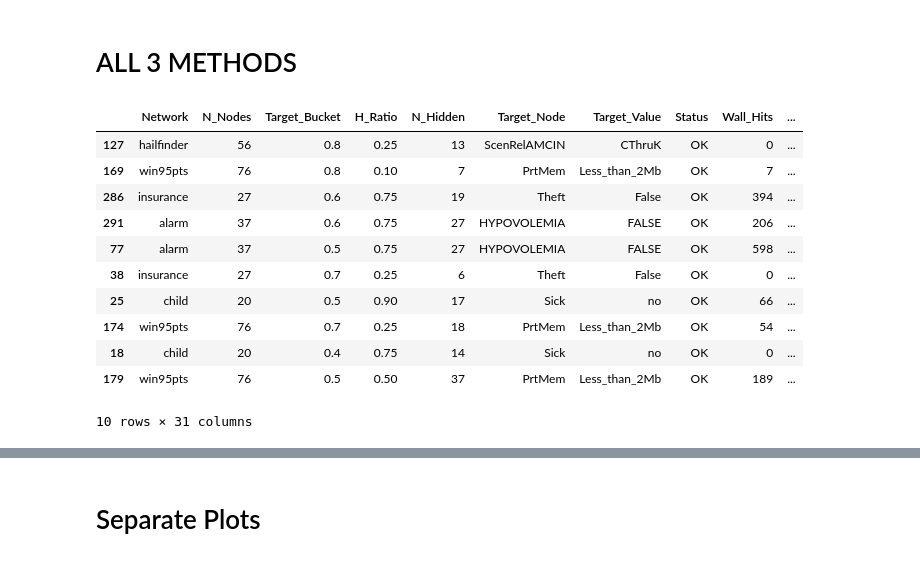
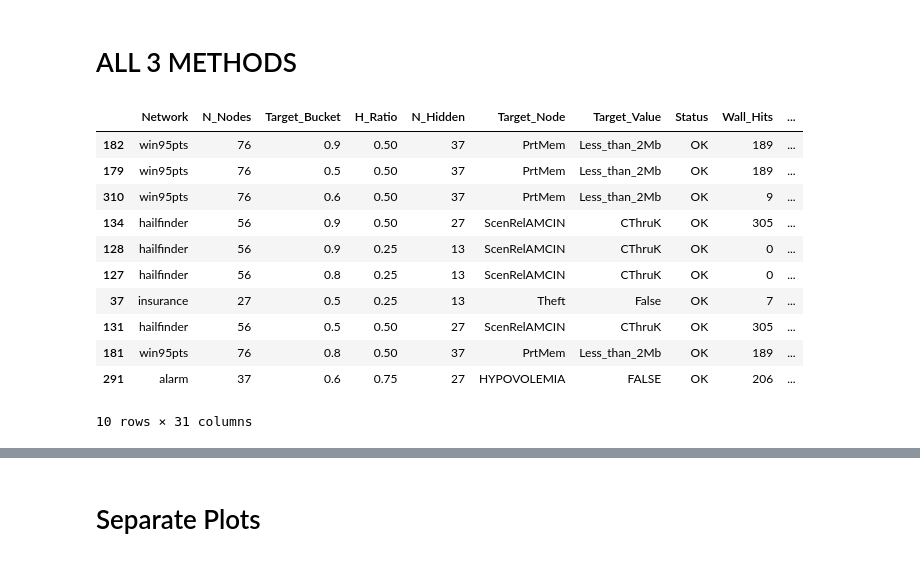
Before and after one commit to jpafcampos/explaining-BNs, a Jupyter notebook: src/benchmark_results_analysis.ipynb, the cells around one changed output, grey strips where cells are left out. Cells and saved outputs as stored; diff of their text form; code cells hidden in the pictures.

```diff
--- a/src/benchmark_results_analysis.ipynb
+++ b/src/benchmark_results_analysis.ipynb
@@ -706,19 +706,19 @@ warnings.filterwarnings("ignore")
 df = pd.read_csv("targeted_sdp_benchmark_all_methods_version_2.csv")
 # %%
 # top 10 biggest erros cases
-df.sort_values("PT_Absolute_Error", ascending=False).head(10)
+df.sort_values("Absolute_Error", ascending=False).head(10)
 # %% [output]
 |  | Network | N_Nodes | Target_Bucket | H_Ratio | N_Hidden | Target_Node | Target_Value | Status | Wall_Hits | ... |
+| 182 | win95pts | 76 | 0.9 | 0.50 | 37 | PrtMem | Less_than_2Mb | OK | 189 | ... |
+| 179 | win95pts | 76 | 0.5 | 0.50 | 37 | PrtMem | Less_than_2Mb | OK | 189 | ... |
+| 310 | win95pts | 76 | 0.6 | 0.50 | 37 | PrtMem | Less_than_2Mb | OK | 9 | ... |
+| 134 | hailfinder | 56 | 0.9 | 0.50 | 27 | ScenRelAMCIN | CThruK | OK | 305 | ... |
+| 128 | hailfinder | 56 | 0.9 | 0.25 | 13 | ScenRelAMCIN | CThruK | OK | 0 | ... |
 | 127 | hailfinder | 56 | 0.8 | 0.25 | 13 | ScenRelAMCIN | CThruK | OK | 0 | ... |
-| 169 | win95pts | 76 | 0.8 | 0.10 | 7 | PrtMem | Less_than_2Mb | OK | 7 | ... |
-| 286 | insurance | 27 | 0.6 | 0.75 | 19 | Theft | False | OK | 394 | ... |
+| 37 | insurance | 27 | 0.5 | 0.25 | 13 | Theft | False | OK | 7 | ... |
+| 131 | hailfinder | 56 | 0.5 | 0.50 | 27 | ScenRelAMCIN | CThruK | OK | 305 | ... |
+| 181 | win95pts | 76 | 0.8 | 0.50 | 37 | PrtMem | Less_than_2Mb | OK | 189 | ... |
 | 291 | alarm | 37 | 0.6 | 0.75 | 27 | HYPOVOLEMIA | FALSE | OK | 206 | ... |
-| 77 | alarm | 37 | 0.5 | 0.75 | 27 | HYPOVOLEMIA | FALSE | OK | 598 | ... |
-| 38 | insurance | 27 | 0.7 | 0.25 | 6 | Theft | False | OK | 0 | ... |
-| 25 | child | 20 | 0.5 | 0.90 | 17 | Sick | no | OK | 66 | ... |
-| 174 | win95pts | 76 | 0.7 | 0.25 | 18 | PrtMem | Less_than_2Mb | OK | 54 | ... |
-| 18 | child | 20 | 0.4 | 0.75 | 14 | Sick | no | OK | 0 | ... |
-| 179 | win95pts | 76 | 0.5 | 0.50 | 37 | PrtMem | Less_than_2Mb | OK | 189 | ... |
 10 rows × 31 columns
 # %%
 
```
Also changed, not shown: parts of 3 cells of this notebook, 31 other files.
